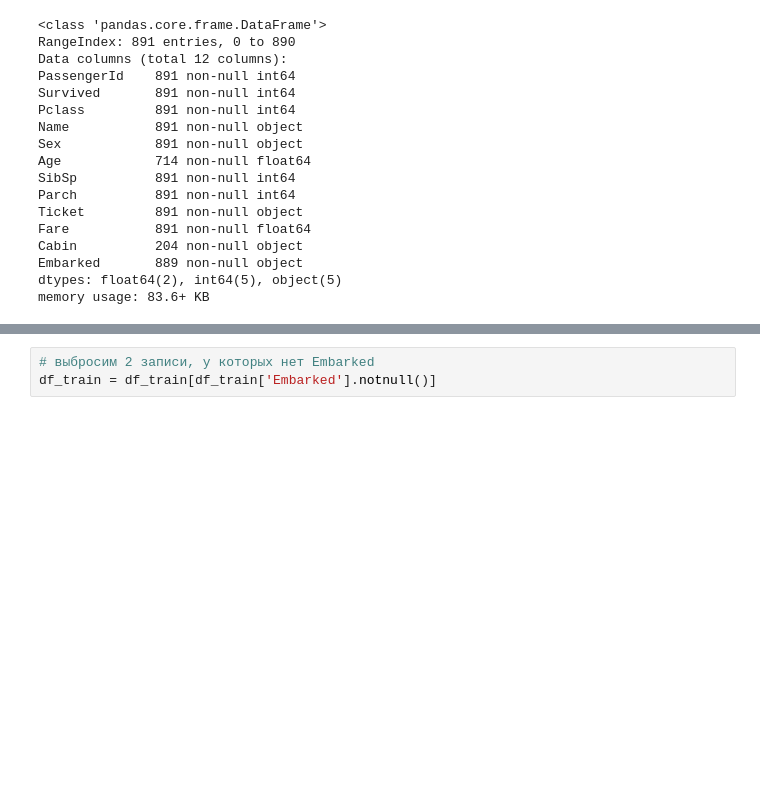
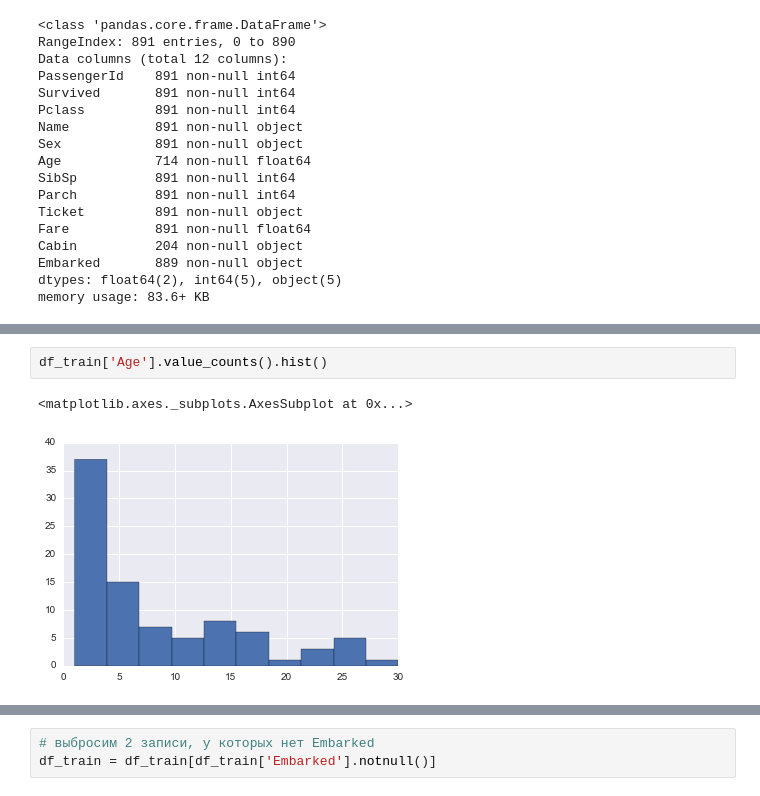
Before and after one commit to rogotulka/titanic, a Jupyter notebook: titanic_pred.ipynb, the cells around one changed output, grey strips where cells are left out. Saved outputs shown, nothing was run; the diff lists cells and outputs as text; blank space fills up the shorter version.

```diff
--- a/titanic_pred.ipynb
+++ b/titanic_pred.ipynb
@@ -55,0 +73,5 @@ memory usage: 83.6+ KB
+# %%
+df_train['Age'].value_counts().hist()
+# %% [output]
+<matplotlib.axes._subplots.AxesSubplot at 0x...>
+[figure, added]
```
Also changed, not shown: parts of 32 cells of this notebook.
